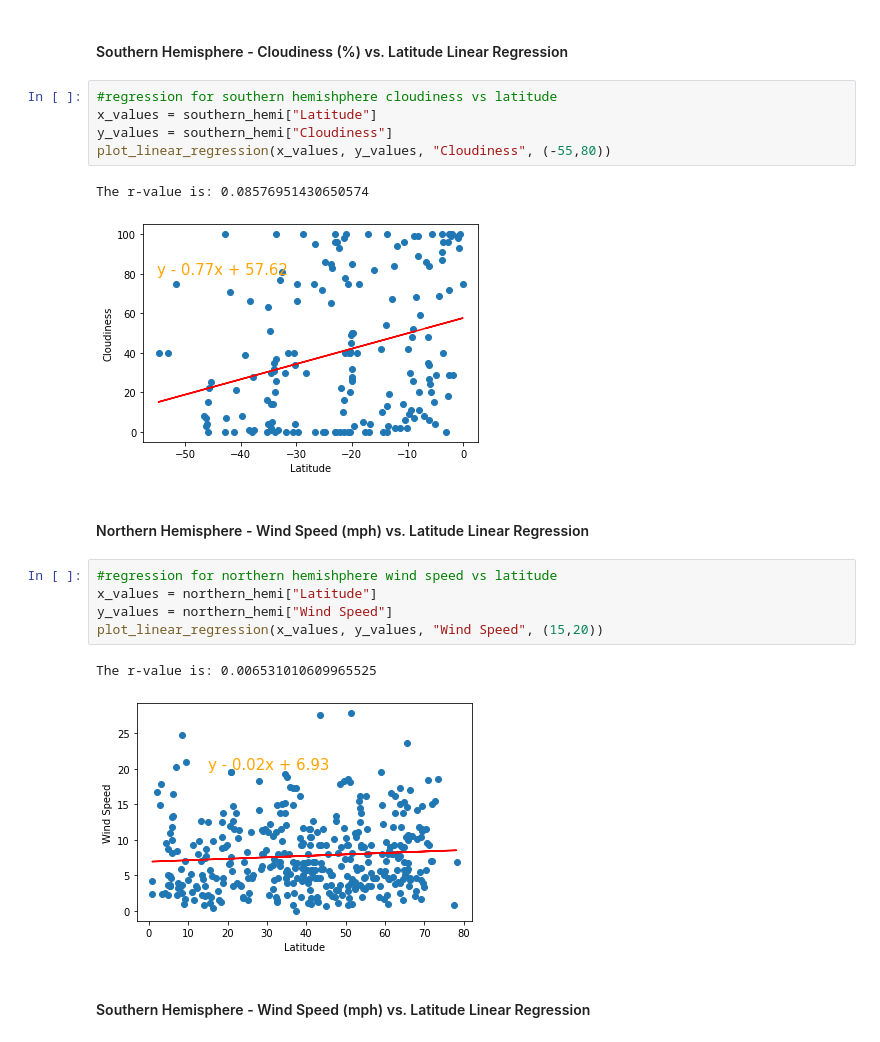
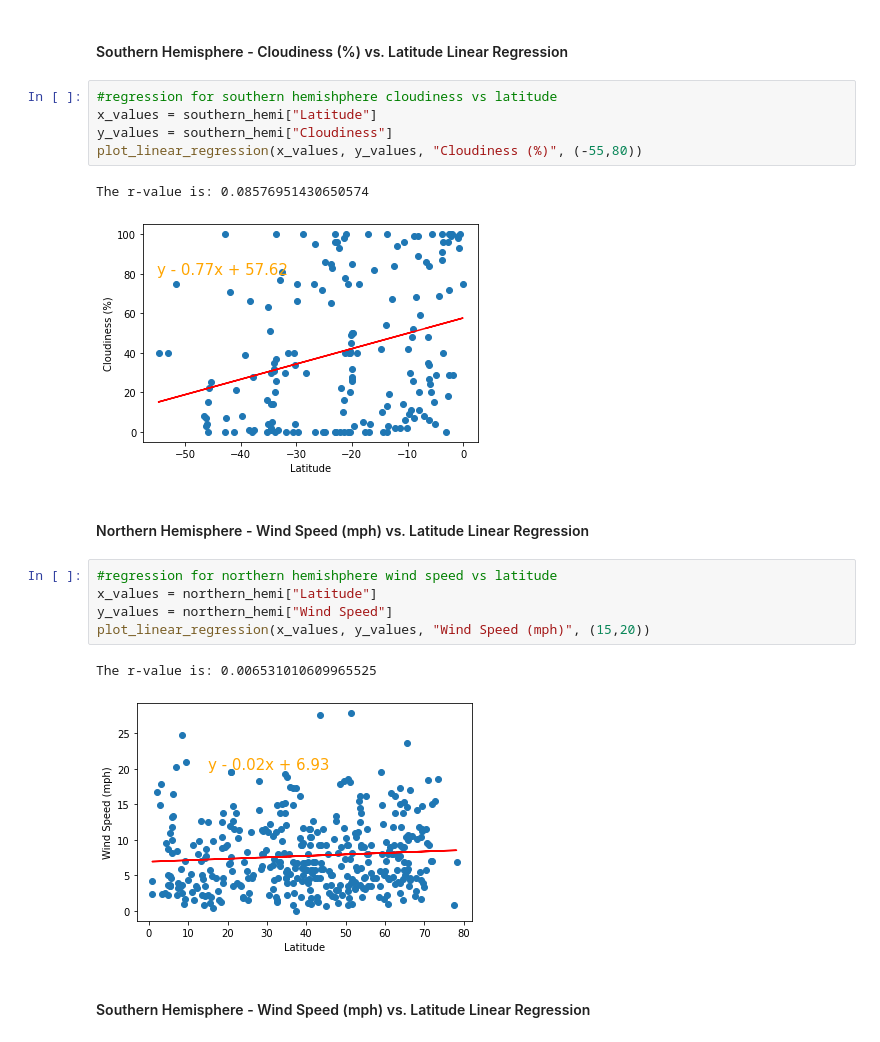
Before and after one commit to ImmaDadTho/python-api-challenge, a Jupyter notebook: WeatherPyChallenge/WeatherPy.ipynb, the cells around one changed output. Cells and saved outputs as stored; diff of their text form.

```diff
--- a/WeatherPyChallenge/WeatherPy.ipynb
+++ b/WeatherPyChallenge/WeatherPy.ipynb
@@ -359,20 +340,20 @@ The r-value is: 5.612646115553857e-07
 #regression for southern hemishphere cloudiness vs latitude
 x_values = southern_hemi["Latitude"]
 y_values = southern_hemi["Cloudiness"]
-plot_linear_regression(x_values, y_values, "Cloudiness", (-55,80))
+plot_linear_regression(x_values, y_values, "Cloudiness (%)", (-55,80))
 # %% [output]
 The r-value is: 0.08576951430650574
-[figure, old version]
+[figure, new version]
 # %% [markdown]
 ####  Northern Hemisphere - Wind Speed (mph) vs. Latitude Linear Regression
 # %%
 #regression for northern hemishphere wind speed vs latitude
 x_values = northern_hemi["Latitude"]
 y_values = northern_hemi["Wind Speed"]
-plot_linear_regression(x_values, y_values, "Wind Speed", (15,20))
+plot_linear_regression(x_values, y_values, "Wind Speed (mph)", (15,20))
 # %% [output]
 The r-value is: 0.006531010609965525
-[figure, old version]
+[figure, new version]
 # %% [markdown]
 ####  Southern Hemisphere - Wind Speed (mph) vs. Latitude Linear Regression
 # %%
```
Also changed, not shown: parts of 16 cells of this notebook, 5 other files.
